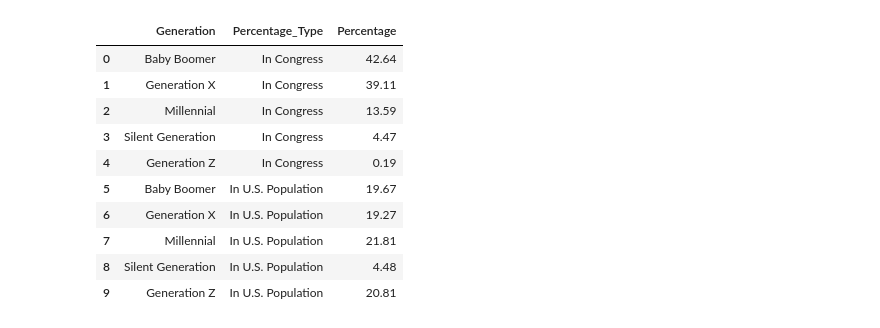
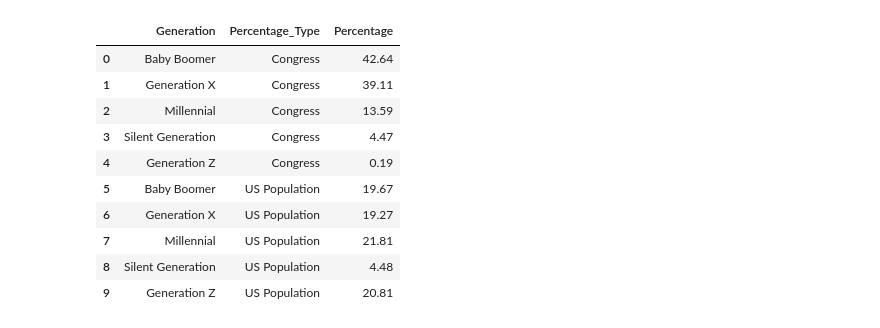
Before and after one commit to cpfrish/democracy-decoded, a Jupyter notebook: congress_graphs.ipynb, the cells around one changed output. Drawn from its saved outputs; the diff is of its cells as text; code cells hidden in the pictures.

```diff
--- a/congress_graphs.ipynb
+++ b/congress_graphs.ipynb
@@ -102,21 +95,20 @@ merged_df = pd.merge(percentage_df, population_percentage_df, on='Generation', s
 # %%
-melted_df = pd.melt(merged_df, id_vars='Generation', var_name='Percentage_Type', value_name='Percentage')
+merged_df = merged_df.rename(columns={
+    'Percentage_Congress': 'Congress',
+    'Percentage_Population': 'US Population'})
 # %%
-melted_df['Percentage_Type'] = melted_df['Percentage_Type'].replace({
-    'Percentage_Congress': 'In Congress',
-    'Percentage_Population': 'In U.S. Population'
-})
+melted_df = merged_df.melt(id_vars='Generation', value_vars=['Congress', 'US Population'],
+                          var_name='Percentage_Type', value_name='Percentage')
+melted_df.head(10)
+# %% [output]
+|  | Generation | Percentage_Type | Percentage |
+| 0 | Baby Boomer | Congress | 42.64 |
+| 1 | Generation X | Congress | 39.11 |
+| 2 | Millennial | Congress | 13.59 |
+| 3 | Silent Generation | Congress | 4.47 |
+| 4 | Generation Z | Congress | 0.19 |
+| 5 | Baby Boomer | US Population | 19.67 |
+| 6 | Generation X | US Population | 19.27 |
+| 7 | Millennial | US Population | 21.81 |
+| 8 | Silent Generation | US Population | 4.48 |
+| 9 | Generation Z | US Population | 20.81 |
-# %%
-melted_df
-# %% [output]
-|  | Generation | Percentage_Type | Percentage |
-| 0 | Baby Boomer | In Congress | 42.64 |
-| 1 | Generation X | In Congress | 39.11 |
-| 2 | Millennial | In Congress | 13.59 |
-| 3 | Silent Generation | In Congress | 4.47 |
-| 4 | Generation Z | In Congress | 0.19 |
-| 5 | Baby Boomer | In U.S. Population | 19.67 |
-| 6 | Generation X | In U.S. Population | 19.27 |
-| 7 | Millennial | In U.S. Population | 21.81 |
-| 8 | Silent Generation | In U.S. Population | 4.48 |
-| 9 | Generation Z | In U.S. Population | 20.81 |
```
Also changed, not shown: parts of 9 cells of this notebook, 2 other files.
